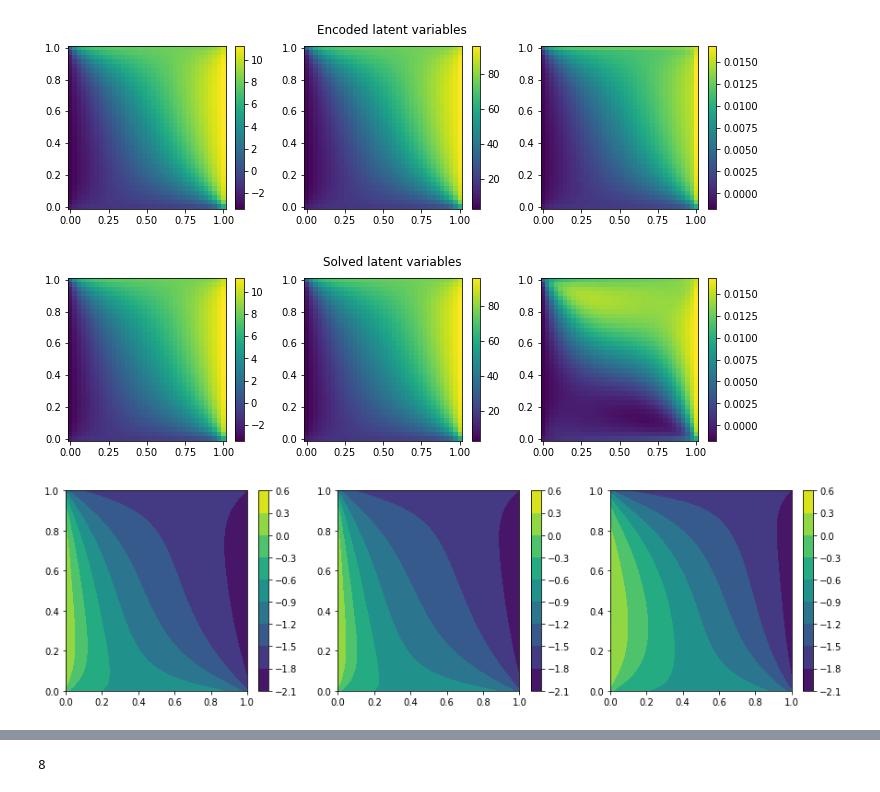
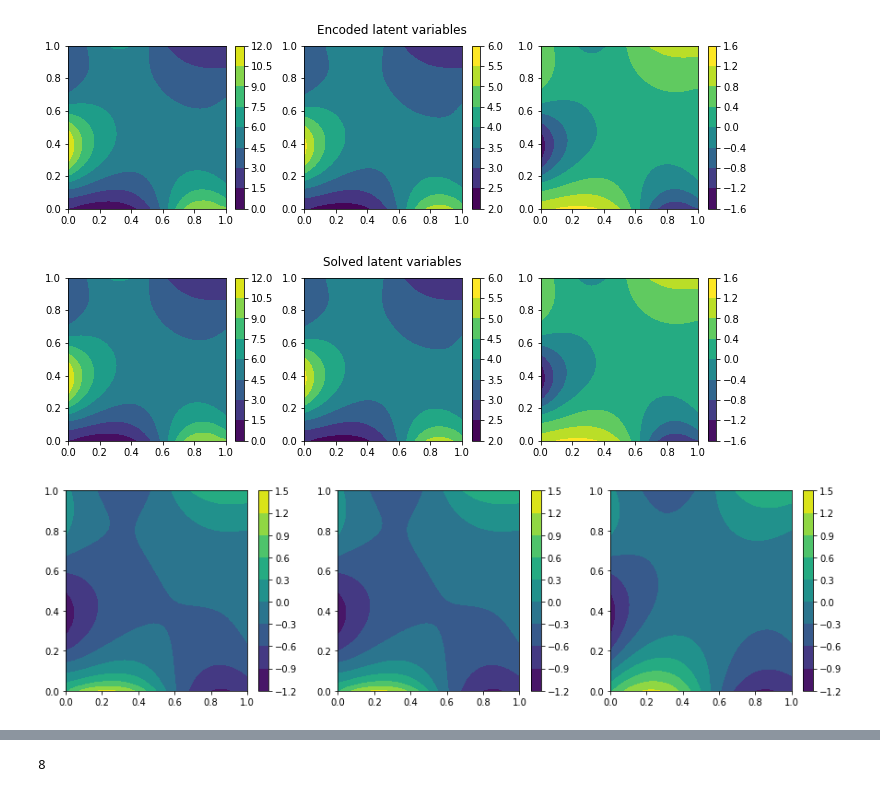
Before and after one commit to jh6220/SINNs-for-boundary-observtion-problems, a Jupyter notebook: NeuraLinearModelNonUniformGrid.ipynb, the cells around one changed output, grey strips where cells are left out. Drawn from its saved outputs; the diff is of its cells as text; code cells hidden in the pictures.

```diff
--- a/NeuraLinearModelNonUniformGrid.ipynb
+++ b/NeuraLinearModelNonUniformGrid.ipynb
@@ -1042,5 +1038,5 @@ plt.show()
 # %%
-idx_T = 1
+idx_T = 81
 
 # T_sample = T_train[idx_T]
 # B_sample = B_train[idx_T]
@@ -1061,41 +1057,44 @@ l_min = np.min(latent_m,axis=(0,1))
 plt.figure(figsize=(n_latent*4,3))
 for i in range(n_latent):
     ax = plt.subplot(1,n_latent,i+1)
-    # pcm = ax.contourf(l_mesh[:,:,0],l_mesh[:,:,1],latent[:,:,i]*np.sign(latent[-2,-2,i]),vmax=l_max[i],vmin=l_min[i])
-    pcm = ax.pcolormesh(l_mesh[:,:,0],l_mesh[:,:,1],latent[:,:,i]*np.sign(latent[-2,-2,i]),vmax=l_max[i],vmin=l_min[i])
+    pcm = ax.contourf(l_mesh[:,:,0],l_mesh[:,:,1],latent[:,:,i]*np.sign(latent[-2,-2,i]),vmax=l_max[i],vmin=l_min[i])
+    # pcm = ax.pcolormesh(l_mesh[:,:,0],l_mesh[:,:,1],latent[:,:,i]*np.sign(latent[-2,-2,i]),vmax=l_max[i],vmin=l_min[i])
     plt.colorbar(pcm)
 plt.suptitle("Encoded latent variables")
 plt.show()
 
 latent_m = latent_r*np.sign(latent[-2:-1,-2:-1,:])
 latent_m[[0,0,-1,-1],[0,-1,0,-1],:] = latent_m.mean((0,1))
 l_max = np.max(latent_m,axis=(0,1))
 l_min = np.min(latent_m,axis=(0,1))
 
 plt.figure(figsize=(n_latent*4,3))
 for i in range(n_latent):
     ax = plt.subplot(1,n_latent,i+1)
-    # pcm = ax.contourf(l_mesh[:,:,0],l_mesh[:,:,1],latent_r[:,:,i]*np.sign(latent[-2,-2,i]),vmax=l_max[i],vmin=l_min[i])
-    pcm = ax.pcolormesh(l_mesh[:,:,0],l_mesh[:,:,1],latent_r[:,:,i]*np.sign(latent[-2,-2,i]),vmax=l_max[i],vmin=l_min[i])
+    pcm = ax.contourf(l_mesh[:,:,0],l_mesh[:,:,1],latent_r[:,:,i]*np.sign(latent[-2,-2,i]),vmax=l_max[i],vmin=l_min[i])
+    # pcm = ax.pcolormesh(l_mesh[:,:,0],l_mesh[:,:,1],latent_r[:,:,i]*np.sign(latent[-2,-2,i]),vmax=l_max[i],vmin=l_min[i])
     plt.colorbar(pcm)
 plt.suptitle("Solved latent variables")
 plt.show()
 
 plt.figure(figsize=(15,4))
 plt.subplot(1,3,1)
 plt.contourf(mesh[:,:,0],mesh[:,:,1],T_sample[:,:,0])
+# plt.pcolormesh(mesh[:,:,0],mesh[:,:,1],T_sample[:,:,0])
 plt.colorbar()
 plt.subplot(1,3,2)
 plt.contourf(mesh[:,:,0],mesh[:,:,1],T_recon[:,:,0])
+# plt.pcolormesh(mesh[:,:,0],mesh[:,:,1],T_recon[:,:,0])
 plt.colorbar()
 plt.subplot(1,3,3)
 plt.contourf(mesh[:,:,0],mesh[:,:,1],T_recon_l[0,:,:])
+# plt.pcolormesh(mesh[:,:,0],mesh[:,:,1],T_recon_l[0,:,:])
 plt.colorbar()
 plt.show()
 # %% [output]
-[figure, old version]
+[figure, new version]
-[figure, old version]
+[figure, new version]
-[figure, old version]
+[figure, new version]
 # %%
 plt.figure(figsize=(10,12))
 
```
Also changed, not shown: parts of 10 cells of this notebook, 8 other files.
